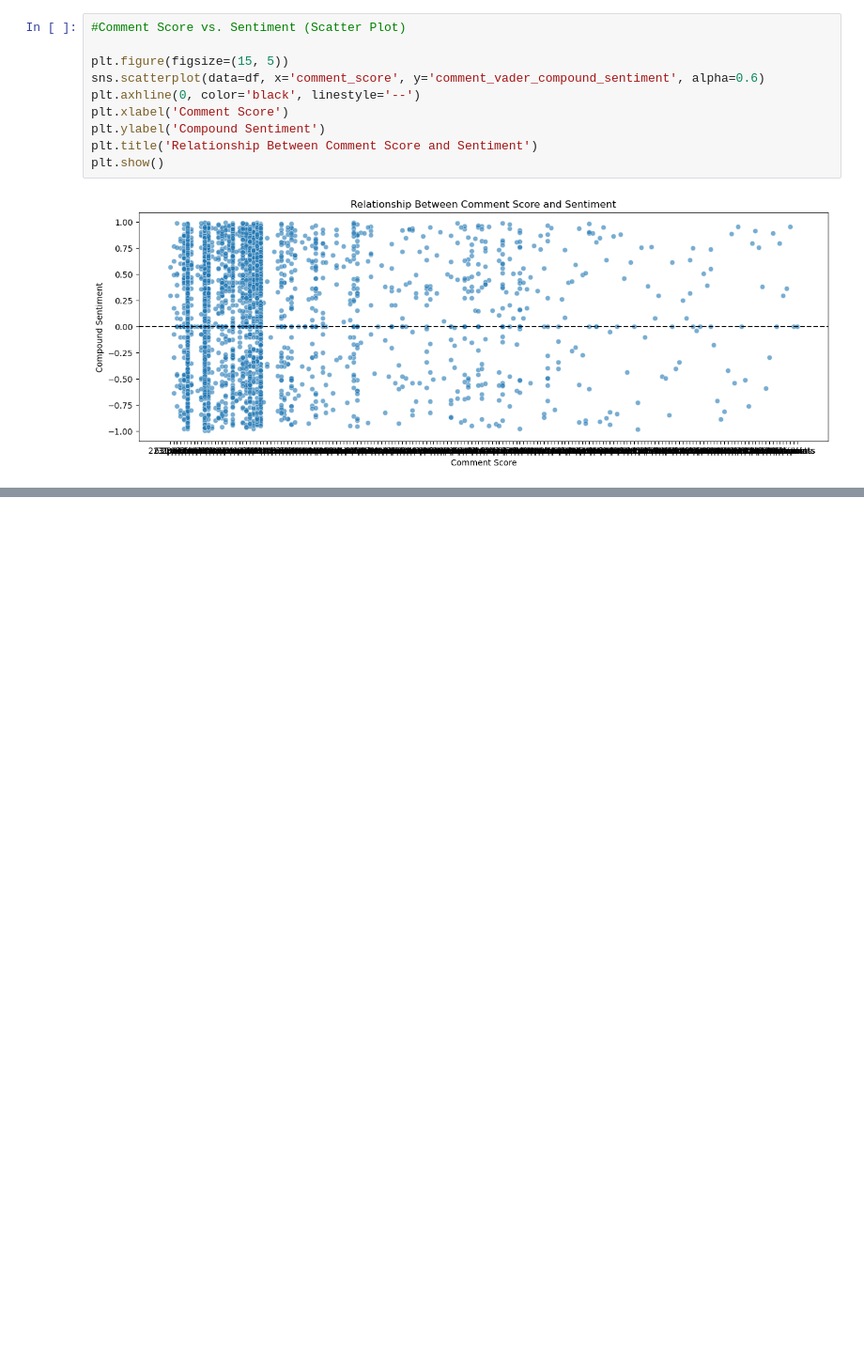
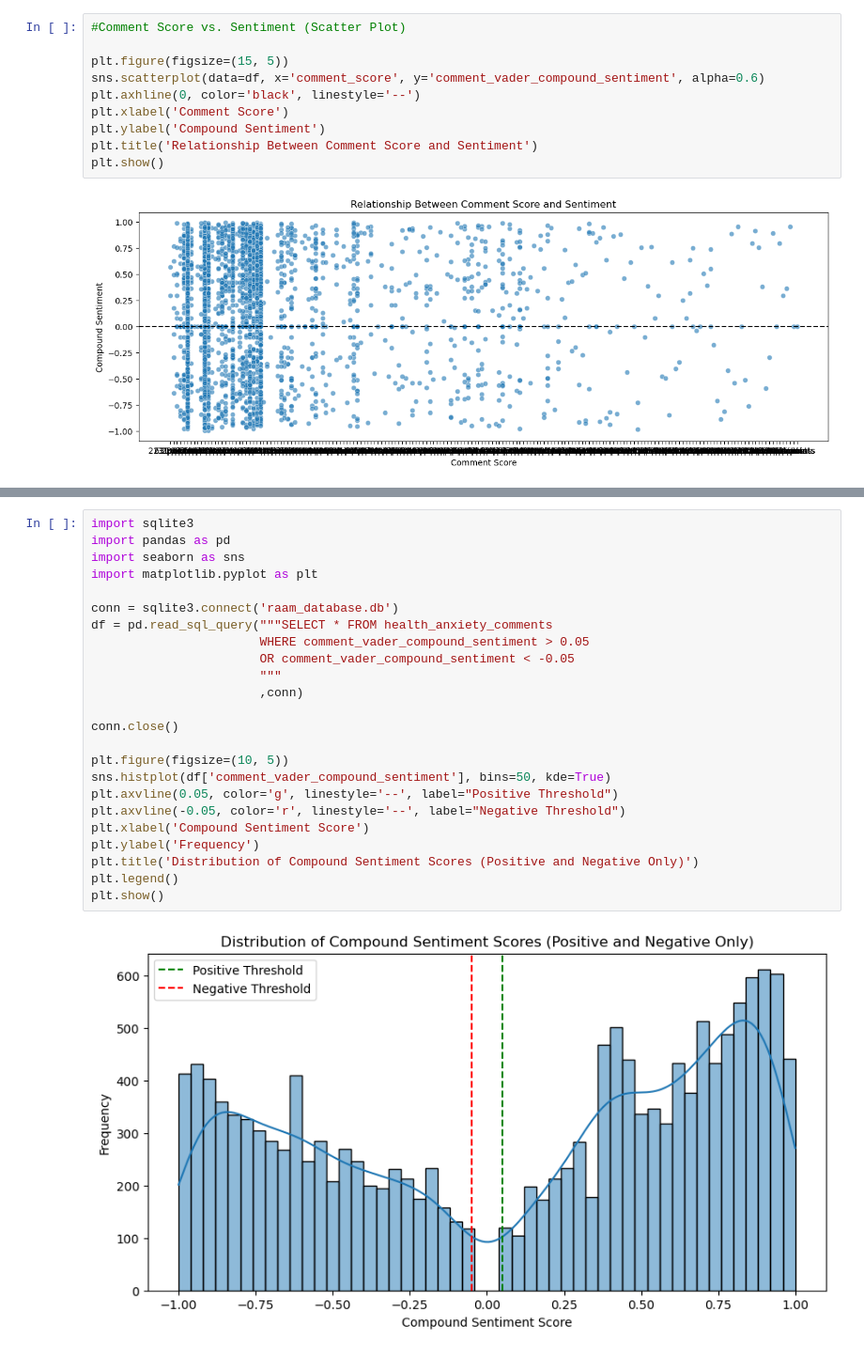
Before and after one commit to macs30122-winter25/final-project-raam, a Jupyter notebook: vader_processing.ipynb, the cells around one changed output, grey strips where cells are left out. Shown at 94% size. Drawn from its saved outputs; the diff is of its cells as text; blank space fills up the shorter version.

```diff
--- a/vader_processing.ipynb
+++ b/vader_processing.ipynb
@@ -195,0 +383,26 @@ plt.show()
+# %%
+import sqlite3
+import pandas as pd
+import seaborn as sns
+import matplotlib.pyplot as plt
+
+conn = sqlite3.connect('raam_database.db')
+df = pd.read_sql_query("""SELECT * FROM health_anxiety_comments
+                       WHERE comment_vader_compound_sentiment > 0.05
+                       OR comment_vader_compound_sentiment < -0.05
+                       """
+                       ,conn)
+
+conn.close()
+
+plt.figure(figsize=(10, 5))
+sns.histplot(df['comment_vader_compound_sentiment'], bins=50, kde=True)
+plt.axvline(0.05, color='g', linestyle='--', label="Positive Threshold")
+plt.axvline(-0.05, color='r', linestyle='--', label="Negative Threshold")
+plt.xlabel('Compound Sentiment Score')
+plt.ylabel('Frequency')
+plt.title('Distribution of Compound Sentiment Scores (Positive and Negative Only)')
+plt.legend()
+plt.show()
+# %% [output]
+[figure, added]
```
Also changed, not shown: parts of 13 cells of this notebook.
